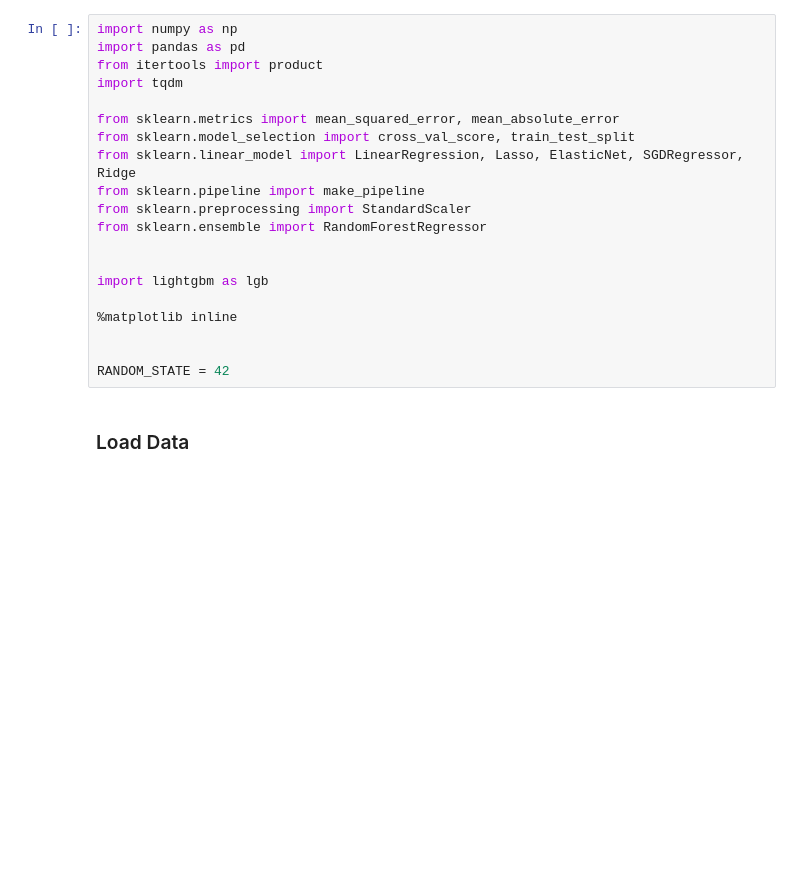
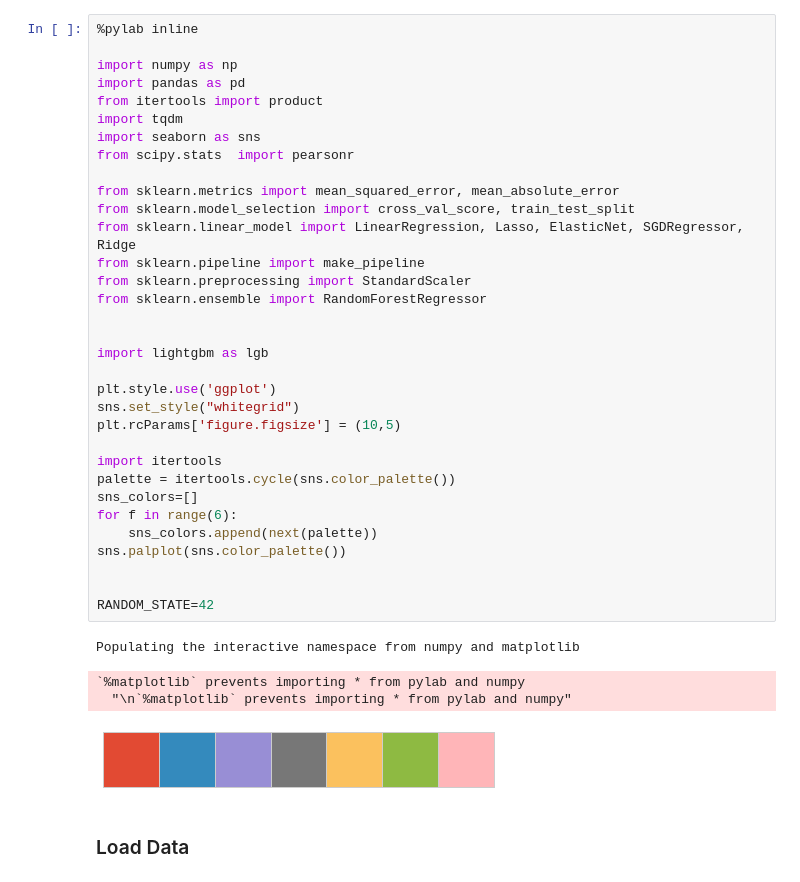
Before and after one commit to badbul/Coursera_competitive-data-science, a Jupyter notebook: Contest_1C/contest_1c.ipynb, the cells around one changed output. Drawn from its saved outputs; the diff is of its cells as text; blank space fills up the shorter version.

```diff
--- a/Contest_1C/contest_1c.ipynb
+++ b/Contest_1C/contest_1c.ipynb
@@ -1,23 +1,41 @@
 # %%
+%pylab inline
+
 import numpy as np
 import pandas as pd
 from itertools import product
 import tqdm
+import seaborn as sns
+from scipy.stats  import pearsonr
 
 from sklearn.metrics import mean_squared_error, mean_absolute_error
 from sklearn.model_selection import cross_val_score, train_test_split
 from sklearn.linear_model import LinearRegression, Lasso, ElasticNet, SGDRegressor, Ridge
 from sklearn.pipeline import make_pipeline
 from sklearn.preprocessing import StandardScaler
 from sklearn.ensemble import RandomForestRegressor
 
 
 import lightgbm as lgb
 
-%matplotlib inline
+plt.style.use('ggplot')
+sns.set_style("whitegrid")
+plt.rcParams['figure.figsize'] = (10,5)
+
+import itertools
+palette = itertools.cycle(sns.color_palette())
+sns_colors=[]
+for f in range(6):
+    sns_colors.append(next(palette))
+sns.palplot(sns.color_palette())
 
 
-RANDOM_STATE = 42
+RANDOM_STATE=42
+# %% [output]
+Populating the interactive namespace from numpy and matplotlib
+`%matplotlib` prevents importing * from pylab and numpy
+  "\n`%matplotlib` prevents importing * from pylab and numpy"
+[figure, added]
 # %% [markdown]
 ### Load Data
 # %%
```
Also changed, not shown: parts of 53 cells of this notebook.
